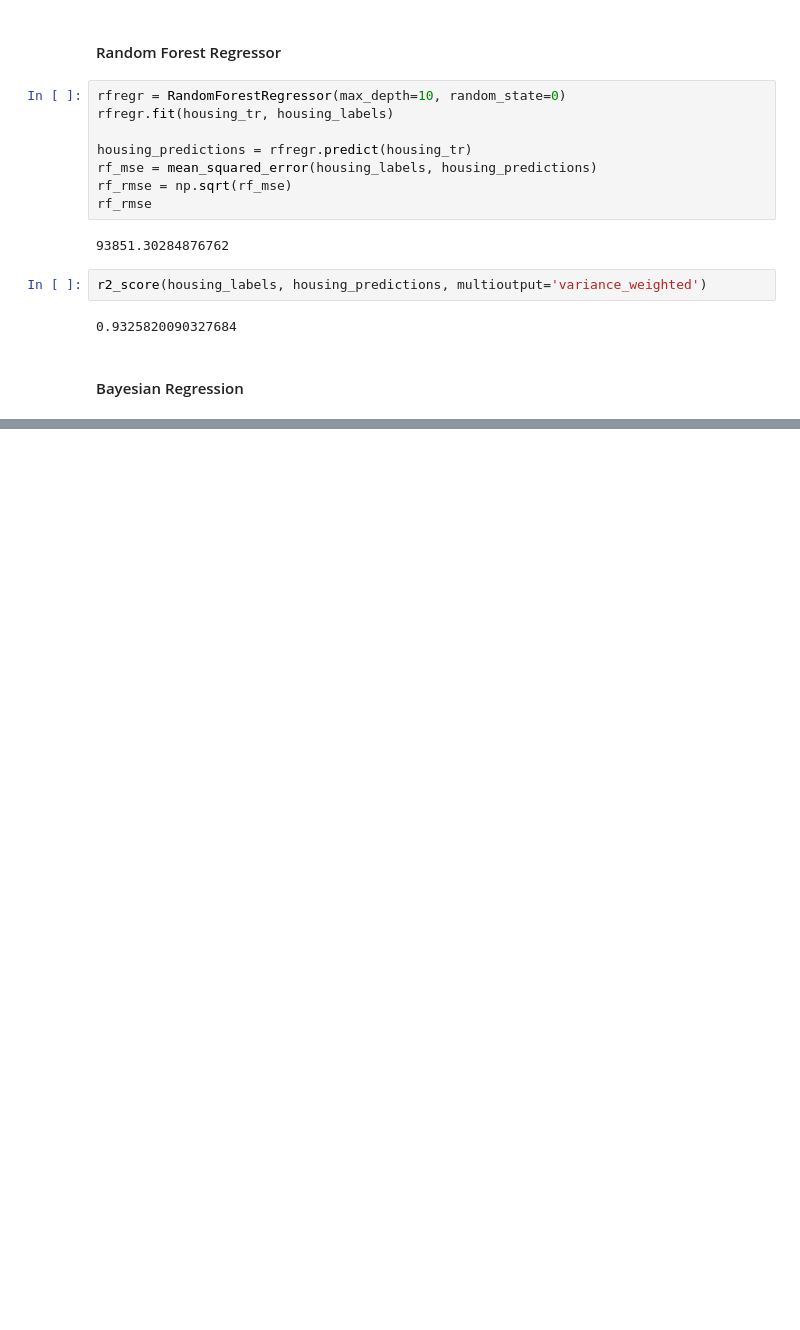
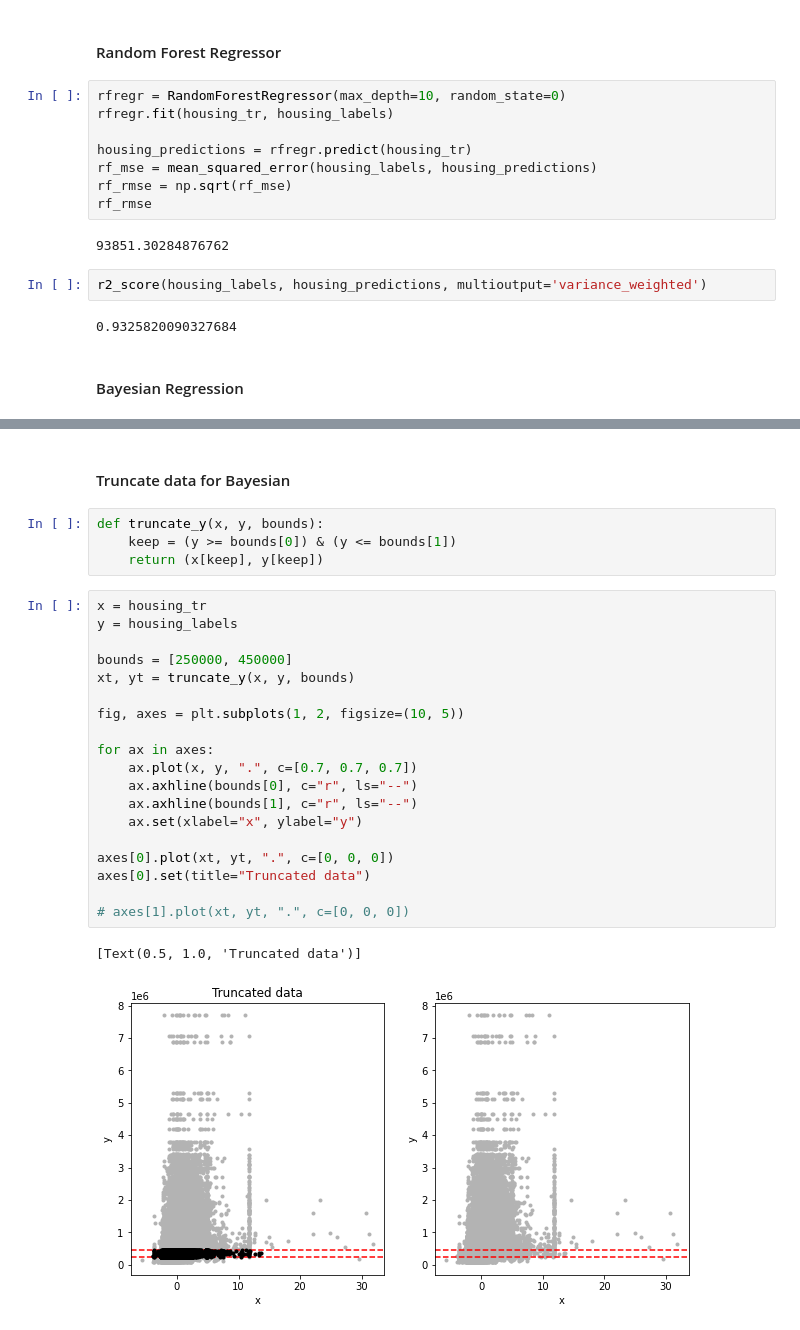
Before and after one commit to tramngo1603/Bayesian_Regression_JHU, a Jupyter notebook: train_and_evaluate.ipynb, the cells around one changed output, grey strips where cells are left out. Cells and saved outputs as stored; diff of their text form; blank space fills up the shorter version.

```diff
--- a/train_and_evaluate.ipynb
+++ b/train_and_evaluate.ipynb
@@ -123,0 +110,28 @@ r2_score(housing_labels, housing_predictions, multioutput='variance_weighted')
+# %% [markdown]
+#### Truncate data for Bayesian
+# %%
+def truncate_y(x, y, bounds):
+    keep = (y >= bounds[0]) & (y <= bounds[1])
+    return (x[keep], y[keep])
+# %%
+x = housing_tr
+y = housing_labels
+
+bounds = [250000, 450000]
+xt, yt = truncate_y(x, y, bounds)
+
+fig, axes = plt.subplots(1, 2, figsize=(10, 5))
+
+for ax in axes:
+    ax.plot(x, y, ".", c=[0.7, 0.7, 0.7])
+    ax.axhline(bounds[0], c="r", ls="--")
+    ax.axhline(bounds[1], c="r", ls="--")
+    ax.set(xlabel="x", ylabel="y")
+
+axes[0].plot(xt, yt, ".", c=[0, 0, 0])
+axes[0].set(title="Truncated data")
+
+# axes[1].plot(xt, yt, ".", c=[0, 0, 0])
+# %% [output]
+[Text(0.5, 1.0, 'Truncated data')]
+[figure, added]
```
Also changed, not shown: parts of 9 cells of this notebook.
